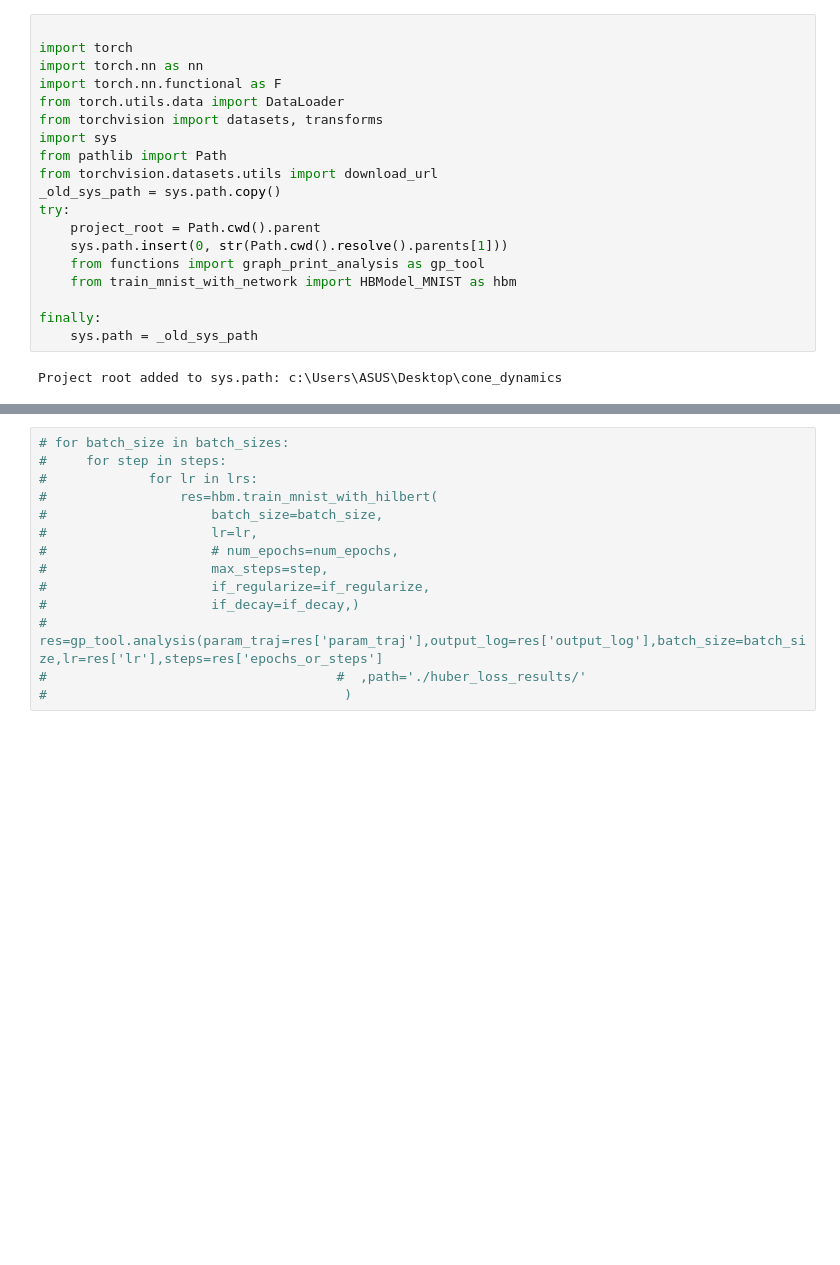
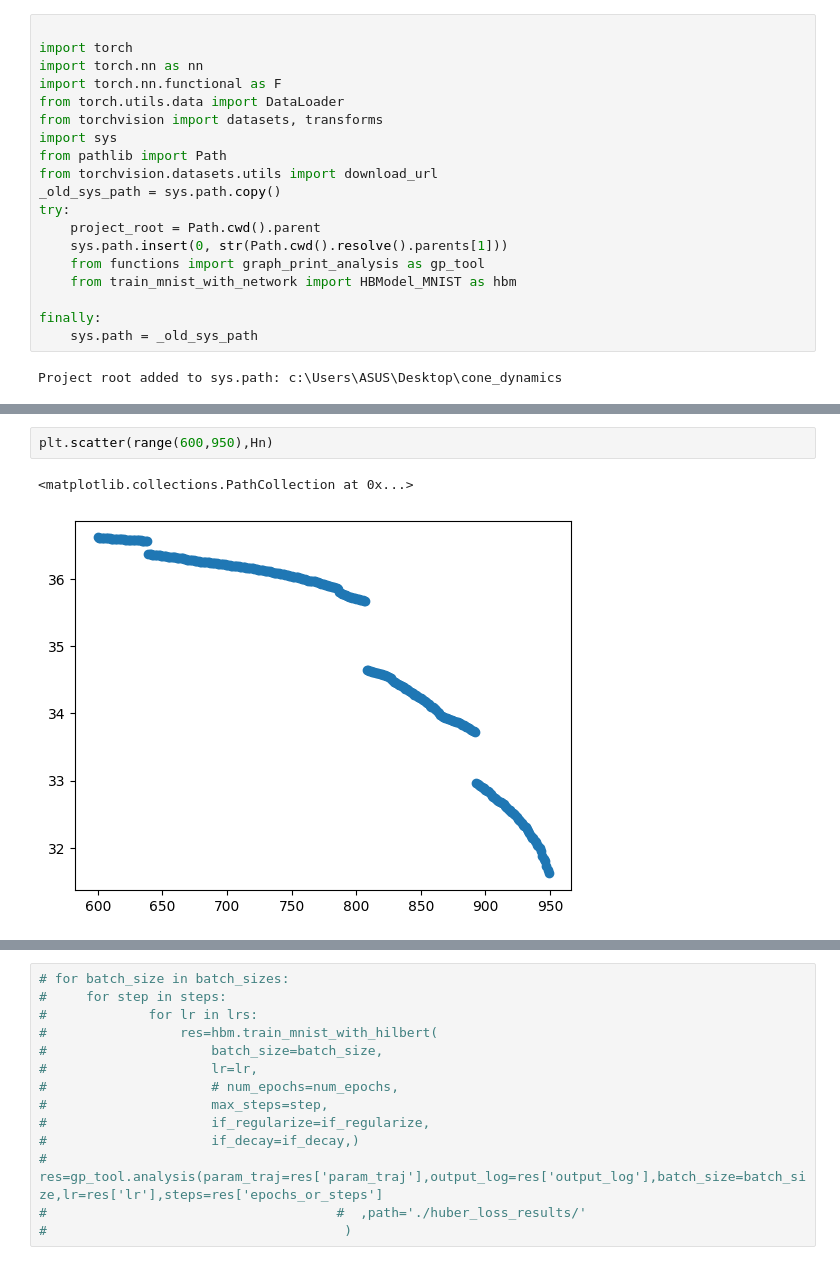
Before and after one commit to cis-aconiticacid/Embedding-and-Nonlinear-Perron-Frobenius, a Jupyter notebook: MNIST_models/Nureon Network MNIST/MNIST_Classification.ipynb, the cells around one changed output, grey strips where cells are left out. Saved outputs shown, nothing was run; the diff lists cells and outputs as text; blank space fills up the shorter version.

```diff
--- a/MNIST_models/Nureon Network MNIST/MNIST_Classification.ipynb
+++ b/MNIST_models/Nureon Network MNIST/MNIST_Classification.ipynb
@@ -44,0 +93,5 @@ anals=gp_tool.analysis(testresult['param_traj'],output_log=testresult['output_lo
+# %%
+plt.scatter(range(600,950),Hn)
+# %% [output]
+<matplotlib.collections.PathCollection at 0x...>
+[figure, added]
```
Also changed, not shown: parts of 10 cells of this notebook, 3 other files.
